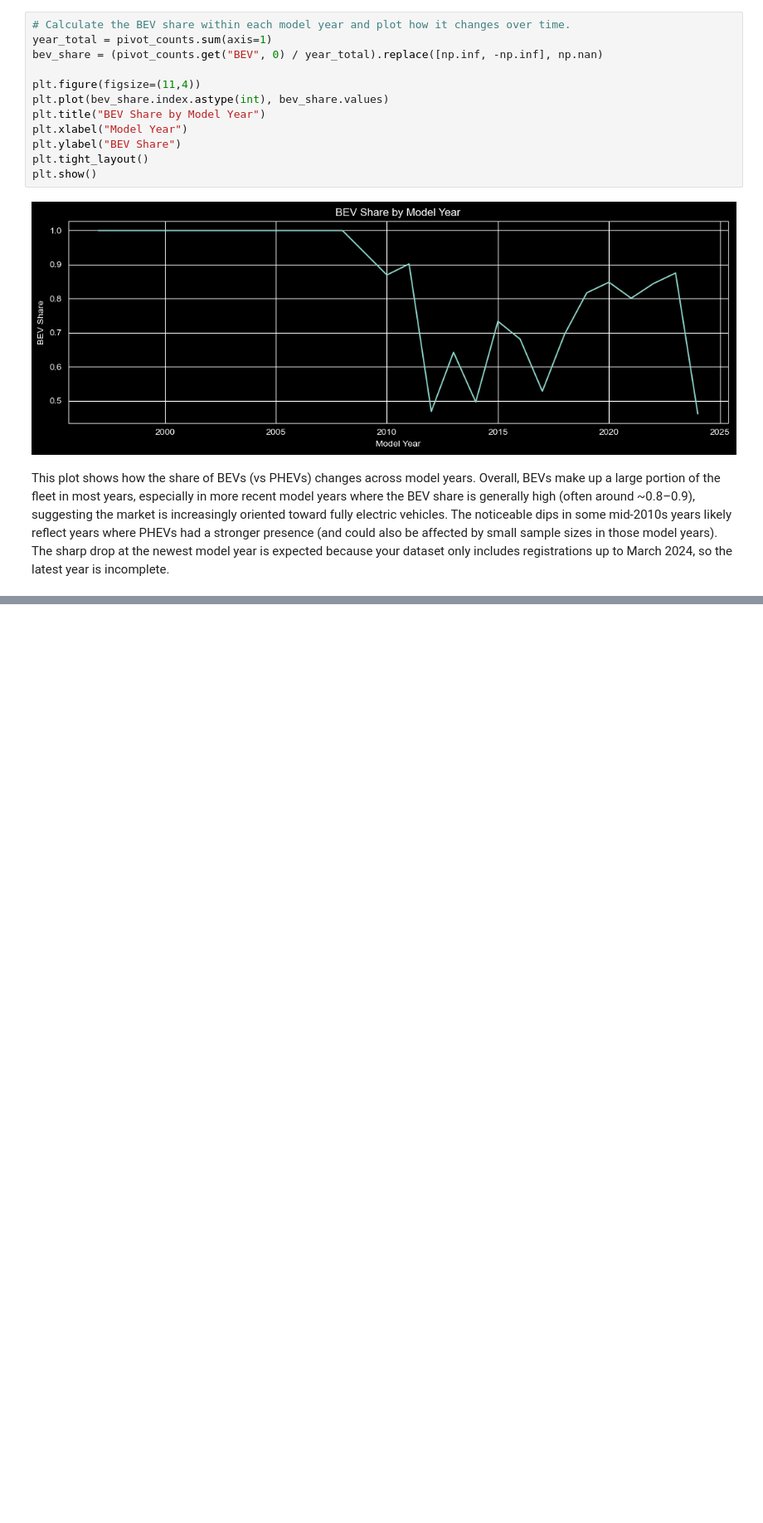
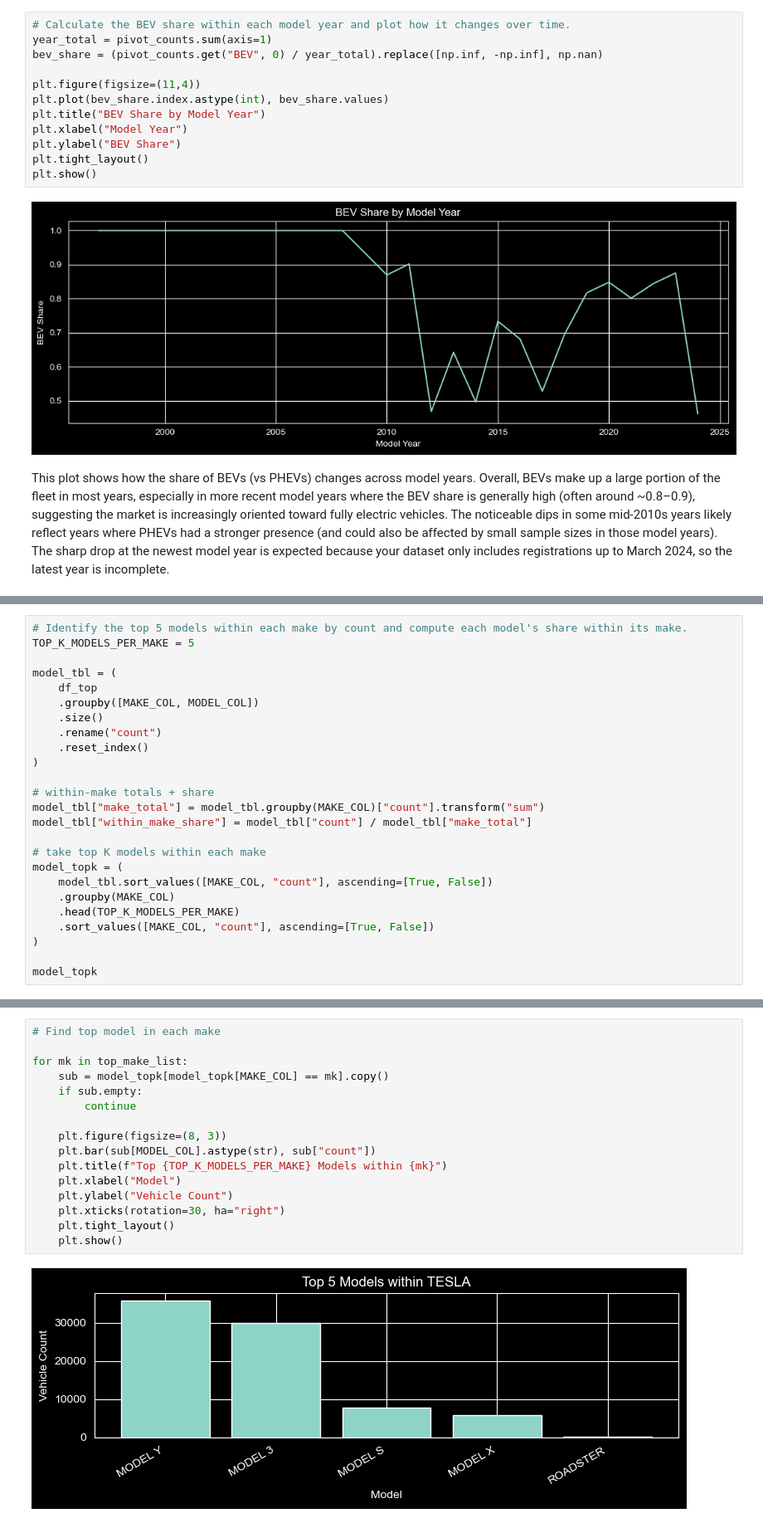
Before and after one commit to dongbaiqi22/EV_analysis, a Jupyter notebook: notebooks/02_EDA_market_analysis.ipynb, the cells around one changed output, grey strips where cells are left out. Shown at 83% size. Saved outputs shown, nothing was run; the diff lists cells and outputs as text; blank space fills up the shorter version.

```diff
--- a/notebooks/02_EDA_market_analysis.ipynb
+++ b/notebooks/02_EDA_market_analysis.ipynb
@@ -244,0 +316,25 @@ This plot shows how the share of BEVs (vs PHEVs) changes across model years. Ove
+# %%
+# Identify the top 5 models within each make by count and compute each model's share within its make.
+TOP_K_MODELS_PER_MAKE = 5
+
+model_tbl = (
+    df_top
+    .groupby([MAKE_COL, MODEL_COL])
+    .size()
+    .rename("count")
+    .reset_index()
+)
+
+# within-make totals + share
+model_tbl["make_total"] = model_tbl.groupby(MAKE_COL)["count"].transform("sum")
+model_tbl["within_make_share"] = model_tbl["count"] / model_tbl["make_total"]
+
+# take top K models within each make
+model_topk = (
+    model_tbl.sort_values([MAKE_COL, "count"], ascending=[True, False])
+    .groupby(MAKE_COL)
+    .head(TOP_K_MODELS_PER_MAKE)
+    .sort_values([MAKE_COL, "count"], ascending=[True, False])
+)
+
+model_topk
@@ -244,0 +359,18 @@ This plot shows how the share of BEVs (vs PHEVs) changes across model years. Ove
+# %%
+# Find top model in each make
+
+for mk in top_make_list:
+    sub = model_topk[model_topk[MAKE_COL] == mk].copy()
+    if sub.empty:
+        continue
+
+    plt.figure(figsize=(8, 3))
+    plt.bar(sub[MODEL_COL].astype(str), sub["count"])
+    plt.title(f"Top {TOP_K_MODELS_PER_MAKE} Models within {mk}")
+    plt.xlabel("Model")
+    plt.ylabel("Vehicle Count")
+    plt.xticks(rotation=30, ha="right")
+    plt.tight_layout()
+    plt.show()
+# %% [output]
+[figure, added]
```
Also changed, not shown: parts of 9 cells of this notebook.
